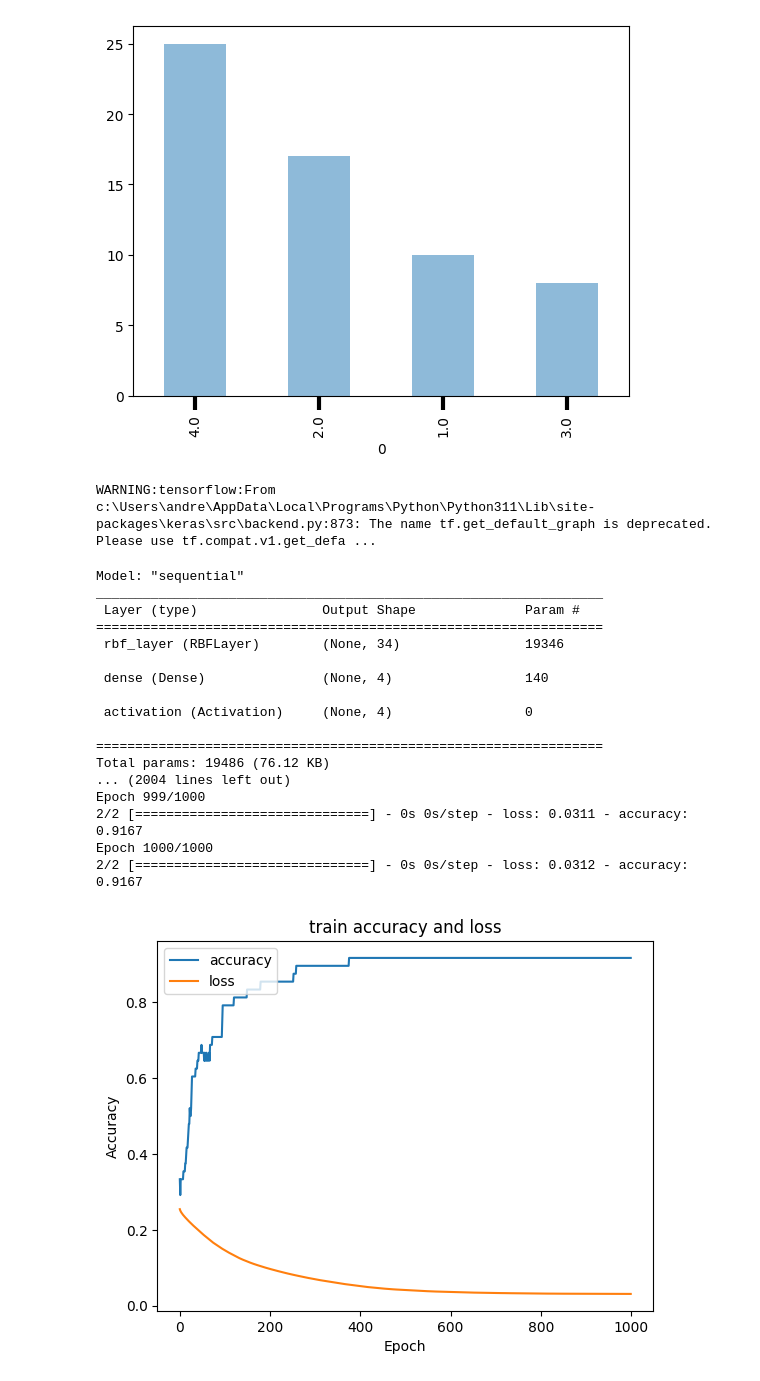
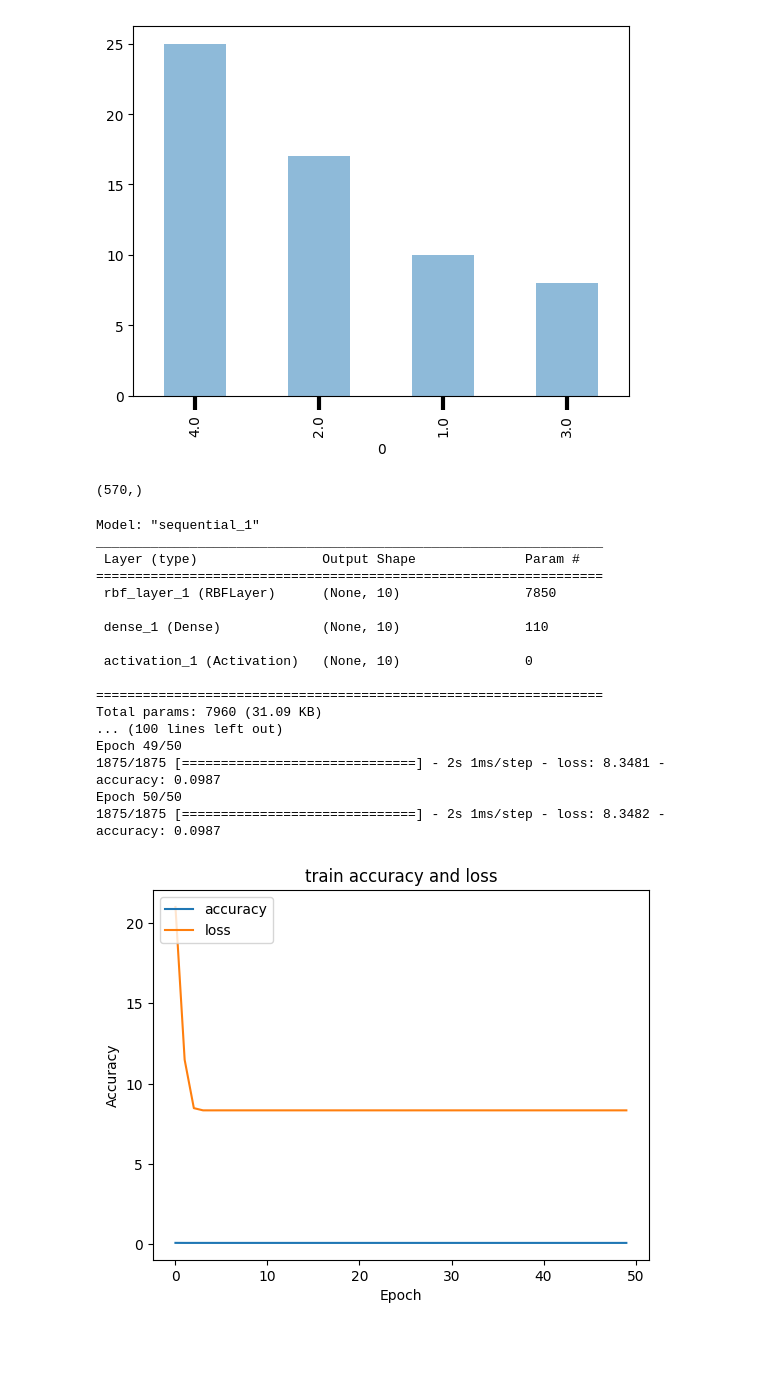
Before and after one commit to aianau/umfst, a Jupyter notebook: CN/rbf.ipynb, the cells around one changed output. Saved outputs shown, nothing was run; the diff lists cells and outputs as text; code cells hidden in the pictures; blank space fills up the shorter version.

```diff
--- a/CN/rbf.ipynb
+++ b/CN/rbf.ipynb
@@ -40,6 +38,12 @@ y = data.iloc[0:1,:].values
 #data rotation
 X=np.transpose(X)
 y=np.transpose(y)
+
+a = X[0].shape
+a
+# plt.imshow(a)
+# %% [output]
+(570,)
 # %%
 
 #standarizing
@@ -57,45 +55,55 @@ X_train,X_test,y_train,y_test = train_test_split(X,y,test_size = 0.2,random_stat
+# %%
+
+
+from keras.datasets import mnist
+(X_train, y_train), (x_test, y_test) = mnist.load_data()
+
+X_train = X_train.reshape((60000, 784))
+x_test = x_test.reshape((10000, 784))
+X_train = X_train / 256
+x_test = x_test / 256
 # %%
 
 from rbfNetwork import RBFLayer, InitCentersKMeans
+
 
 model = Sequential()
 rbflayer = RBFLayer(10,
                         initializer=InitCentersKMeans(X_train),
                         betas=3.0,
-                        input_shape=(568,))
+                        input_shape=(784,))
 model.add(rbflayer)
-model.add(Dense(4))
+model.add(Dense(10))
 model.add(Activation('linear'))
 model.compile(loss='mean_squared_error',
                   optimizer=RMSprop(), metrics=['accuracy'])
 print(model.summary())
-history1 = model.fit(X_train, y_train, epochs=1000, batch_size=32, verbose="auto")
+history1 = model.fit(X_train, y_train, epochs=50, batch_size=32, verbose="auto")
 
 import matplotlib.pyplot as plt
 plt.plot(history1.history['accuracy'])
 plt.plot(history1.history['loss'])
 plt.title('train accuracy and loss')
 plt.ylabel('Accuracy')
 plt.xlabel('Epoch')
 plt.legend(['accuracy', 'loss'], loc='upper left')
 plt.show()
 # %% [output]
-WARNING:tensorflow:From c:\Users\andre\AppData\Local\Programs\Python\Python311\Lib\site-packages\keras\src\backend.py:873: The name tf.get_default_graph is deprecated. Please use tf.compat.v1.get_defa ...
+Model: "sequential_1"
+_________________________________________________________________
+ Layer (type)                Output Shape              Param #
+=================================================================
+ rbf_layer_1 (RBFLayer)      (None, 10)                7850
+
+ dense_1 (Dense)             (None, 10)                110
+
+ activation_1 (Activation)   (None, 10)                0
+
+=================================================================
+Total params: 7960 (31.09 KB)
+... (100 lines left out)
+Epoch 49/50
+1875/1875 [==============================] - 2s 1ms/step - loss: 8.3481 - accuracy: 0.0987
+Epoch 50/50
+1875/1875 [==============================] - 2s 1ms/step - loss: 8.3482 - accuracy: 0.0987
-Model: "sequential"
-_________________________________________________________________
- Layer (type)                Output Shape              Param #
-=================================================================
- rbf_layer (RBFLayer)        (None, 34)                19346
-
- dense (Dense)               (None, 4)                 140
-
- activation (Activation)     (None, 4)                 0
-
-=================================================================
-Total params: 19486 (76.12 KB)
-... (2004 lines left out)
-Epoch 999/1000
-2/2 [==============================] - 0s 0s/step - loss: 0.0311 - accuracy: 0.9167
-Epoch 1000/1000
-2/2 [==============================] - 0s 0s/step - loss: 0.0312 - accuracy: 0.9167
-[figure, old version]
+[figure, new version]
```
Also changed, not shown: parts of 3 cells of this notebook, 5 other files.
